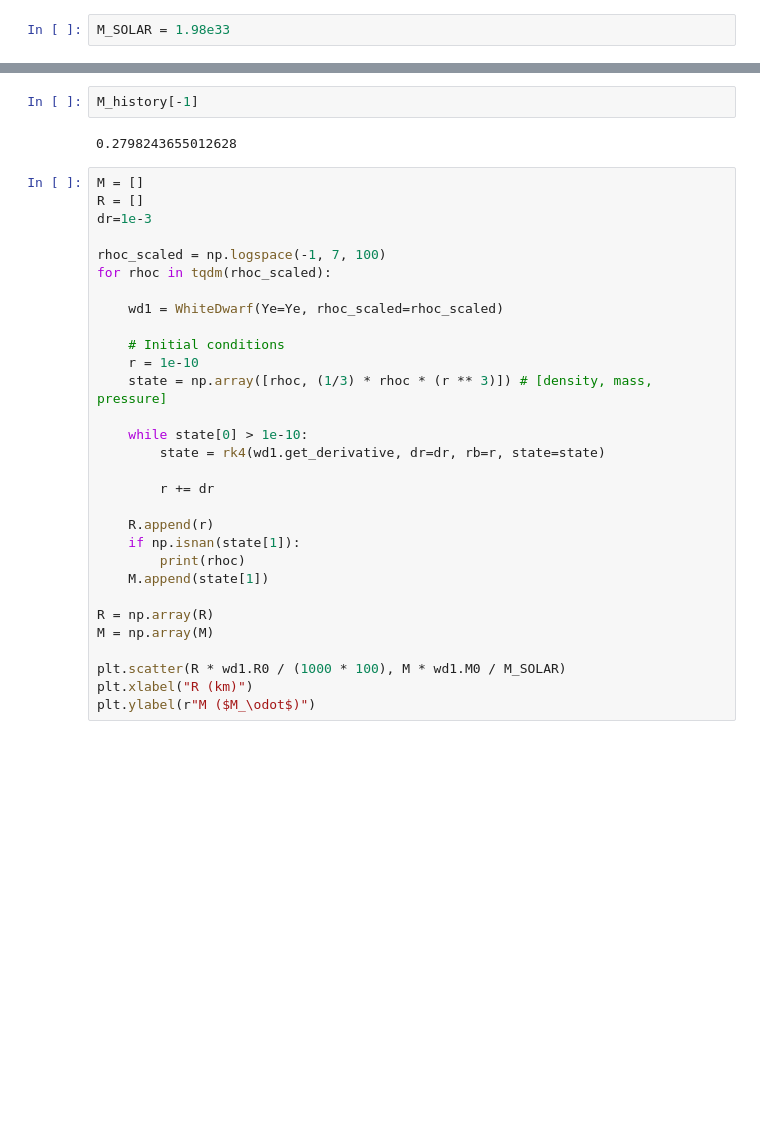
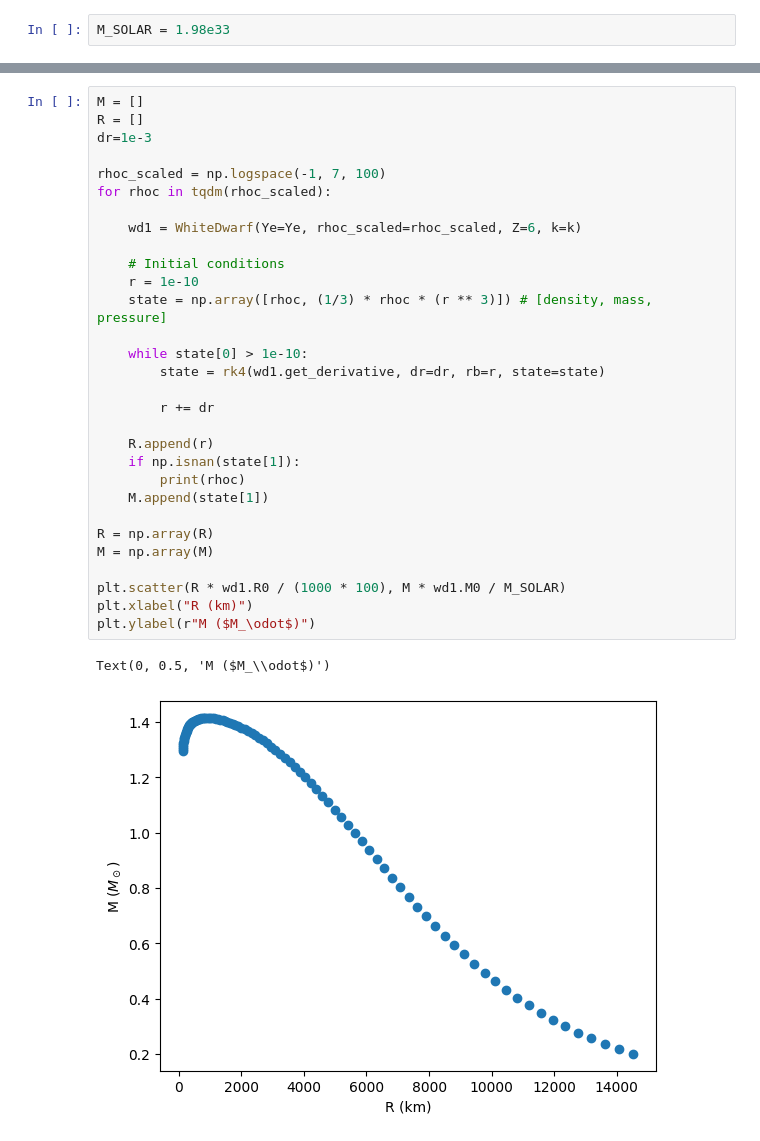
Before and after one commit to yttcari/FYP, a Jupyter notebook: main.ipynb, the cells around one changed output, grey strips where cells are left out. Drawn from its saved outputs; the diff is of its cells as text; blank space fills up the shorter version.

```diff
--- a/main.ipynb
+++ b/main.ipynb
@@ -63,34 +72,33 @@ plt.plot(R_history, M_history)
-# %%
-M_history[-1]
-# %% [output]
-0.2798243655012628
 # %%
 M = []
 R = []
 dr=1e-3
 
 rhoc_scaled = np.logspace(-1, 7, 100)
 for rhoc in tqdm(rhoc_scaled):
 
-    wd1 = WhiteDwarf(Ye=Ye, rhoc_scaled=rhoc_scaled)
+    wd1 = WhiteDwarf(Ye=Ye, rhoc_scaled=rhoc_scaled, Z=6, k=k)
 
     # Initial conditions
     r = 1e-10
     state = np.array([rhoc, (1/3) * rhoc * (r ** 3)]) # [density, mass, pressure]
 
     while state[0] > 1e-10:
         state = rk4(wd1.get_derivative, dr=dr, rb=r, state=state)
 
         r += dr
 
     R.append(r)
     if np.isnan(state[1]):
         print(rhoc)
     M.append(state[1])
 
 R = np.array(R)
 M = np.array(M)
 
 plt.scatter(R * wd1.R0 / (1000 * 100), M * wd1.M0 / M_SOLAR)
 plt.xlabel("R (km)")
 plt.ylabel(r"M ($M_\odot$)")
+# %% [output]
+Text(0, 0.5, 'M ($M_\\odot$)')
+[figure, added]
```
Also changed, not shown: parts of 4 cells of this notebook, 4 other files.
